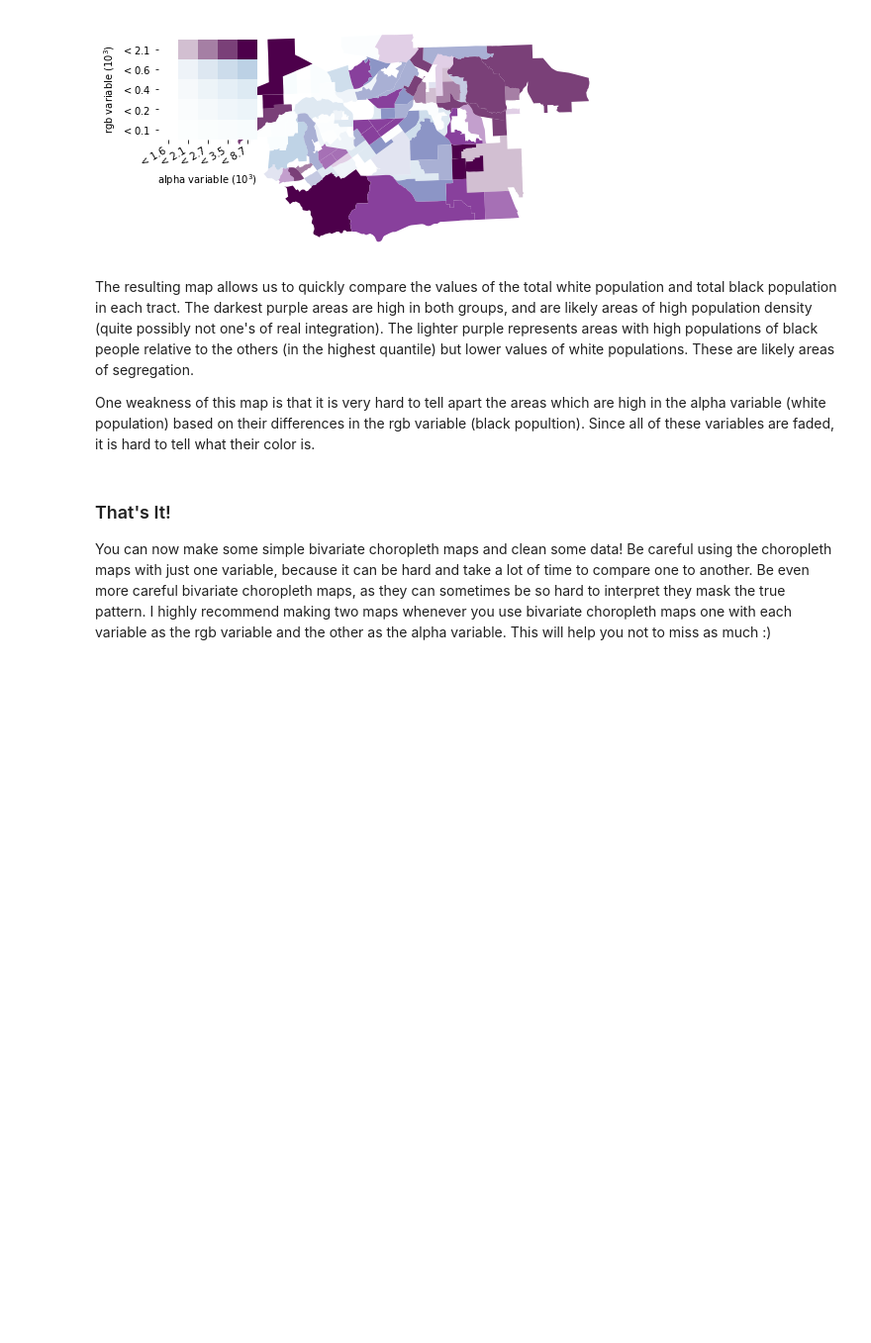
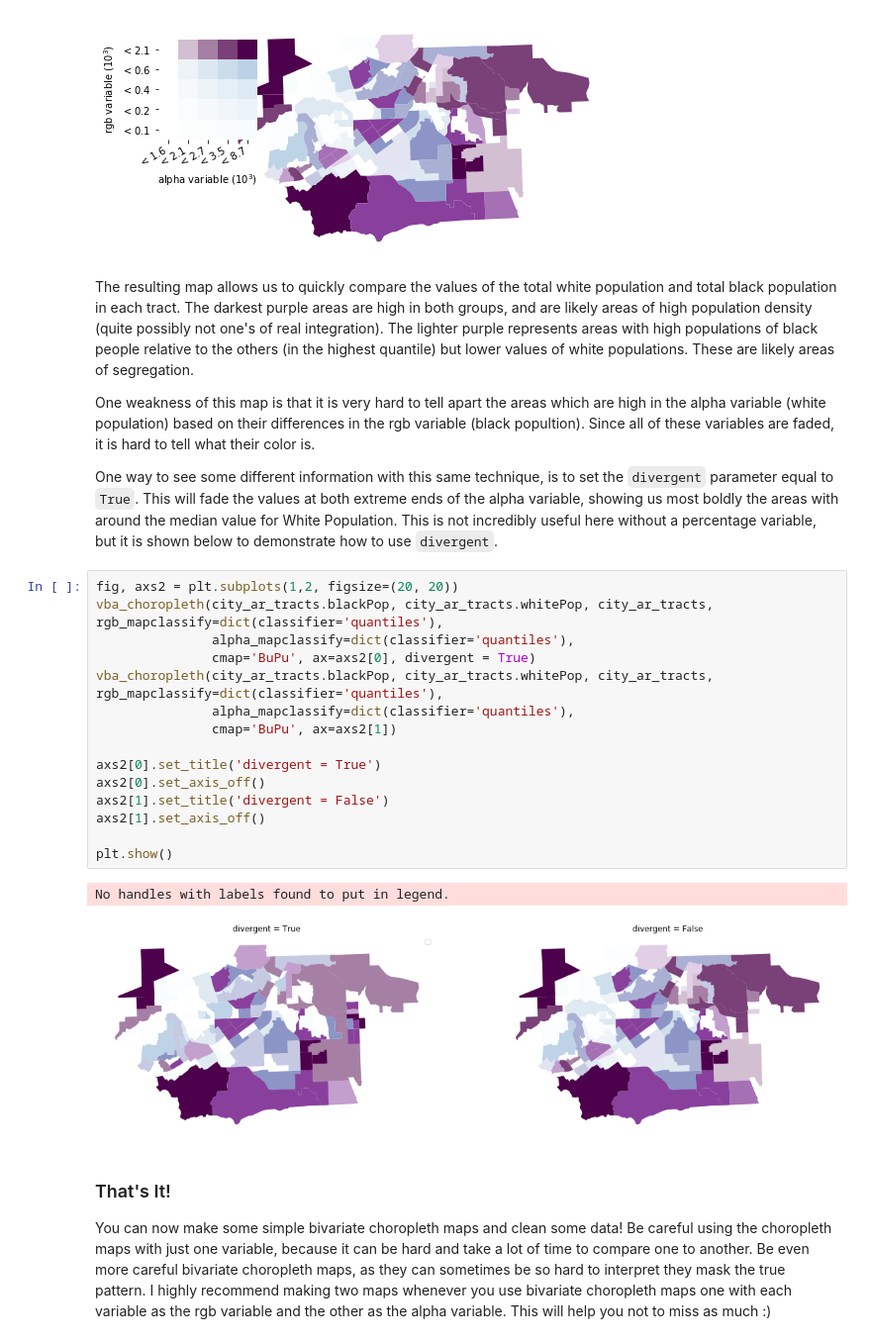
Before and after one commit to isaac-rand/GIS3, a Jupyter notebook: Lab5_Rand.ipynb, the cells around one changed output. Shown: that part at 99% size. Cells and saved outputs as stored; diff of their text form; blank space fills up the shorter version.

```diff
--- a/Lab5_Rand.ipynb
+++ b/Lab5_Rand.ipynb
@@ -176,6 +176,26 @@ plt.show()
 The resulting map allows us to quickly compare the values of the total white population and total black population in each tract. The darkest purple areas are high in both groups, and are likely areas of high population density (quite possibly not one's of real integration). The lighter purple represents areas with high populations of black people relative to the others (in the highest quantile) but lower values of white populations. These are likely areas of segregation.
 
 One weakness of this map is that it is very hard to tell apart the areas which are high in the alpha variable (white population) based on their differences in the rgb variable (black popultion). Since all of these variables are faded, it is hard to tell what their color is.
+
+One way to see some different information with this same technique, is to set the `divergent` parameter equal to `True`. This will fade the values at both extreme ends of the alpha variable, showing us most boldly the areas with around the median value for White Population. This is not incredibly useful here without a percentage variable, but it is shown below to demonstrate how to use `divergent`.
+# %%
+fig, axs2 = plt.subplots(1,2, figsize=(20, 20))
+vba_choropleth(city_ar_tracts.blackPop, city_ar_tracts.whitePop, city_ar_tracts, rgb_mapclassify=dict(classifier='quantiles'),
+               alpha_mapclassify=dict(classifier='quantiles'),
+               cmap='BuPu', ax=axs2[0], divergent = True)
+vba_choropleth(city_ar_tracts.blackPop, city_ar_tracts.whitePop, city_ar_tracts, rgb_mapclassify=dict(classifier='quantiles'),
+               alpha_mapclassify=dict(classifier='quantiles'),
+               cmap='BuPu', ax=axs2[1])
+
+axs2[0].set_title('divergent = True')
+axs2[0].set_axis_off()
+axs2[1].set_title('divergent = False')
+axs2[1].set_axis_off()
+
+plt.show()
+# %% [output]
+No handles with labels found to put in legend.
+[figure, added]
 # %% [markdown]
 ### That's It!
 
```
